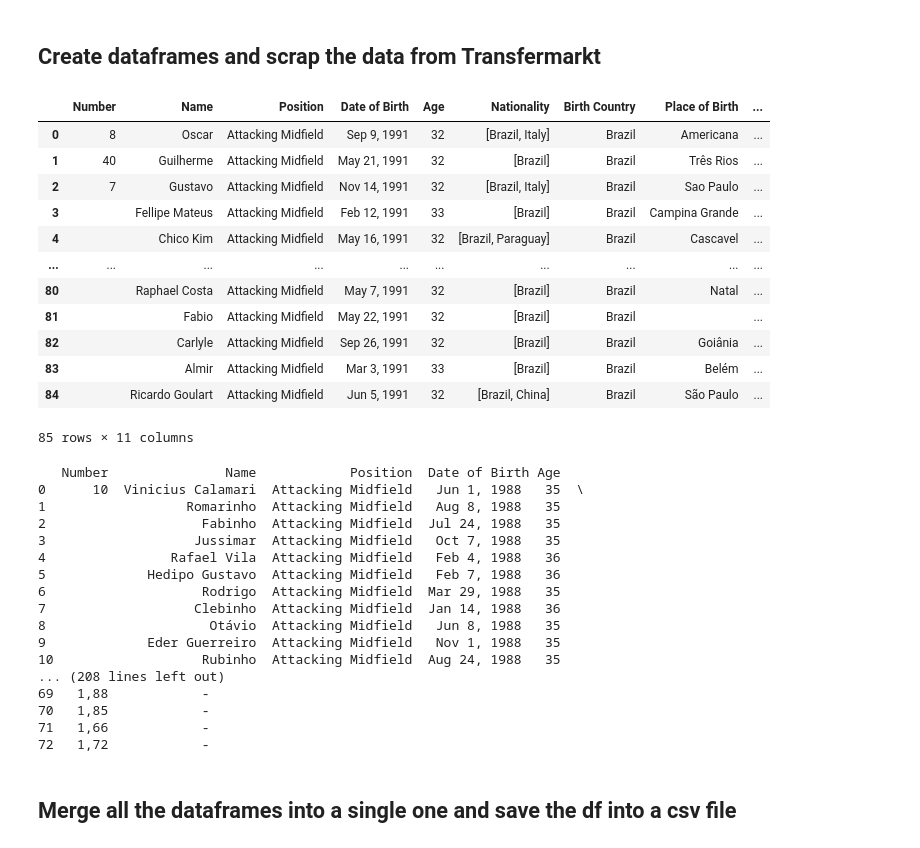
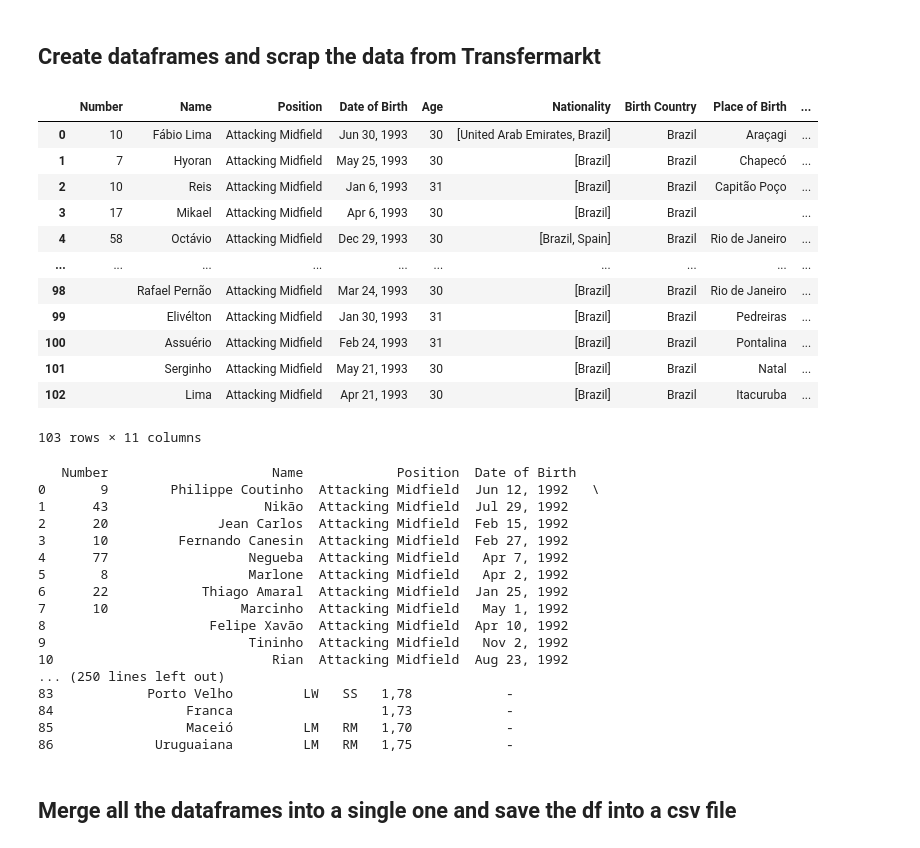
Before and after one commit to JackyKch/ParisTalentPool, a Jupyter notebook: coding/brazil/transfermarkt_am_brazil.ipynb, the cells around one changed output. Drawn from its saved outputs; the diff is of its cells as text; code cells hidden in the pictures.

Commit message:
Collect Brazil attacking midfields

```diff
--- a/coding/brazil/transfermarkt_am_brazil.ipynb
+++ b/coding/brazil/transfermarkt_am_brazil.ipynb
@@ -154,67 +154,67 @@ for row in table.tbody.find_all('tr', class_="odd"):
     } )
 
 #Collect data for even rows
 for row in table.tbody.find_all('tr', class_="even"):
     # Find all data for each column
     columns = row.find_all('td')
 
     if(columns != []):
 
                 nationalities=[]
                 for nationality in columns[6]:
                     if nationality.get("title") is not None :
                         nationalities.append(nationality.get("title"))
 
                 rows.append({
                 'Number' : columns[0].text.strip(),
                 'Name':columns[3].text.strip(),
                 'Position': columns[4].text.strip(),
                 'Date of Birth': columns[5].text.split('(')[0],
                 'Age': columns[5].text.split('(')[-1].replace(")",''),
                 'Nationality': nationalities ,
                 'Birth Country': 'Brazil',
                 'Place of Birth': columns[8].text.strip(),
                 'Other Positions' : columns[9].text.strip(),
                 'Height' : columns[10].text.strip(),
                 'Market Value' : columns[11].text.strip()
     } )
 
-df_1992 = pd.DataFrame(rows)
-df_1992
+df_1993 = pd.DataFrame(rows)
+df_1993
 # %% [output]
 |  | Number | Name | Position | Date of Birth | Age | Nationality | Birth Country | Place of Birth | ... |
-| 0 | 8 | Oscar | Attacking Midfield | Sep 9, 1991 | 32 | [Brazil, Italy] | Brazil | Americana | ... |
-| 1 | 40 | Guilherme | Attacking Midfield | May 21, 1991 | 32 | [Brazil] | Brazil | Três Rios | ... |
-| 2 | 7 | Gustavo | Attacking Midfield | Nov 14, 1991 | 32 | [Brazil, Italy] | Brazil | Sao Paulo | ... |
-| 3 |  | Fellipe Mateus | Attacking Midfield | Feb 12, 1991 | 33 | [Brazil] | Brazil | Campina Grande | ... |
-| 4 |  | Chico Kim | Attacking Midfield | May 16, 1991 | 32 | [Brazil, Paraguay] | Brazil | Cascavel | ... |
+| 0 | 10 | Fábio Lima | Attacking Midfield | Jun 30, 1993 | 30 | [United Arab Emirates, Brazil] | Brazil | Araçagi | ... |
+| 1 | 7 | Hyoran | Attacking Midfield | May 25, 1993 | 30 | [Brazil] | Brazil | Chapecó | ... |
+| 2 | 10 | Reis | Attacking Midfield | Jan 6, 1993 | 31 | [Brazil] | Brazil | Capitão Poço | ... |
+| 3 | 17 | Mikael | Attacking Midfield | Apr 6, 1993 | 30 | [Brazil] | Brazil |  | ... |
+| 4 | 58 | Octávio | Attacking Midfield | Dec 29, 1993 | 30 | [Brazil, Spain] | Brazil | Rio de Janeiro | ... |
 | ... | ... | ... | ... | ... | ... | ... | ... | ... | ... |
-| 80 |  | Raphael Costa | Attacking Midfield | May 7, 1991 | 32 | [Brazil] | Brazil | Natal | ... |
-| 81 |  | Fabio | Attacking Midfield | May 22, 1991 | 32 | [Brazil] | Brazil |  | ... |
-| 82 |  | Carlyle | Attacking Midfield | Sep 26, 1991 | 32 | [Brazil] | Brazil | Goiânia | ... |
-| 83 |  | Almir | Attacking Midfield | Mar 3, 1991 | 33 | [Brazil] | Brazil | Belém | ... |
-| 84 |  | Ricardo Goulart | Attacking Midfield | Jun 5, 1991 | 32 | [Brazil, China] | Brazil | São Paulo | ... |
+| 98 |  | Rafael Pernão | Attacking Midfield | Mar 24, 1993 | 30 | [Brazil] | Brazil | Rio de Janeiro | ... |
+| 99 |  | Elivélton | Attacking Midfield | Jan 30, 1993 | 31 | [Brazil] | Brazil | Pedreiras | ... |
+| 100 |  | Assuério | Attacking Midfield | Feb 24, 1993 | 31 | [Brazil] | Brazil | Pontalina | ... |
+| 101 |  | Serginho | Attacking Midfield | May 21, 1993 | 30 | [Brazil] | Brazil | Natal | ... |
+| 102 |  | Lima | Attacking Midfield | Apr 21, 1993 | 30 | [Brazil] | Brazil | Itacuruba | ... |
-85 rows × 11 columns
+103 rows × 11 columns
 # %%
-with pd.option_context('display.max_rows',None, 'display.max_columns',None):print(df_1988)
+with pd.option_context('display.max_rows',None, 'display.max_columns',None):print(df_1992)
 # %% [output]
-   Number               Name            Position  Date of Birth Age
-0      10  Vinicius Calamari  Attacking Midfield   Jun 1, 1988   35  \
-1                  Romarinho  Attacking Midfield   Aug 8, 1988   35
-2                    Fabinho  Attacking Midfield  Jul 24, 1988   35
-3                   Jussimar  Attacking Midfield   Oct 7, 1988   35
-4                Rafael Vila  Attacking Midfield   Feb 4, 1988   36
-5             Hedipo Gustavo  Attacking Midfield   Feb 7, 1988   36
-6                    Rodrigo  Attacking Midfield  Mar 29, 1988   35
-7                   Clebinho  Attacking Midfield  Jan 14, 1988   36
-8                     Otávio  Attacking Midfield   Jun 8, 1988   35
-9             Eder Guerreiro  Attacking Midfield   Nov 1, 1988   35
-10                   Rubinho  Attacking Midfield  Aug 24, 1988   35
-... (208 lines left out)
-69   1,88            -
-70   1,85            -
-71   1,66            -
-72   1,72            -
+   Number                     Name            Position  Date of Birth
+0       9        Philippe Coutinho  Attacking Midfield  Jun 12, 1992   \
+1      43                    Nikão  Attacking Midfield  Jul 29, 1992
+2      20              Jean Carlos  Attacking Midfield  Feb 15, 1992
+3      10         Fernando Canesin  Attacking Midfield  Feb 27, 1992
+4      77                  Negueba  Attacking Midfield   Apr 7, 1992
+5       8                  Marlone  Attacking Midfield   Apr 2, 1992
+6      22            Thiago Amaral  Attacking Midfield  Jan 25, 1992
+7      10                 Marcinho  Attacking Midfield   May 1, 1992
+8                     Felipe Xavão  Attacking Midfield  Apr 10, 1992
+9                          Tininho  Attacking Midfield   Nov 2, 1992
+10                            Rian  Attacking Midfield  Aug 23, 1992
+... (250 lines left out)
+83            Porto Velho         LW   SS   1,78            -
+84                 Franca                   1,73            -
+85                 Maceió         LM   RM   1,70            -
+86             Uruguaiana         LM   RM   1,75            -
 # %% [markdown]
 ## Merge all the dataframes into a single one and save the df into a csv file
 # %%
```
Also changed, not shown: parts of 1 cell of this notebook.
